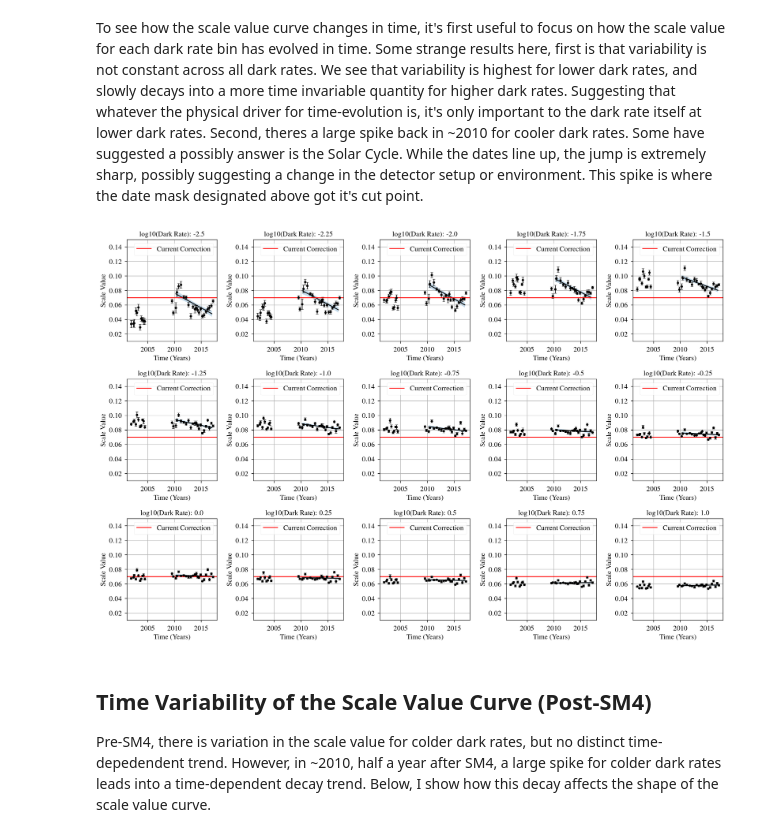
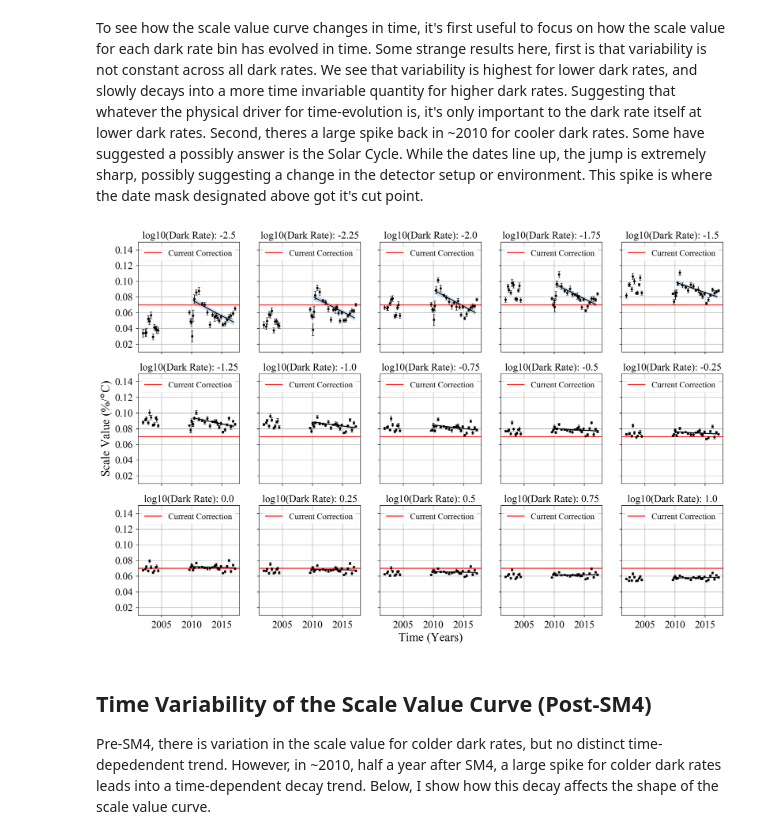
Before and after one commit to dougbrn/STIS-TV, a Jupyter notebook: darkrate_results.ipynb, the cells around one changed output. Drawn from its saved outputs; the diff is of its cells as text; code cells hidden in the pictures.

Commit message:
adjusted subplot axes

```diff
--- a/darkrate_results.ipynb
+++ b/darkrate_results.ipynb
@@ -10,7 +10,7 @@ import matplotlib as mpl
 from scipy import interpolate
 
 plt.style.use('seaborn-paper')
-mpl.rcParams.update({'font.size': 14})
+mpl.rcParams.update({'font.size': 16})
 font_size = 12
 plt.rcParams["font.family"] = "Times New Roman"
 # %% [markdown]
@@ -23,7 +23,7 @@ This notebook details some initial results of looking into how the STIS dark rat
 #Code(unfortunately) relies on naming scheme of these files to pull date metadata
 # --- Convention is YYYY_mm(start)_YYYY_mm(end), usually a 3 month difference involving 2-4 anneal periods
 
-imdir = "results_redel/"
+imdir = "results_v3/"
 lograte_regions = np.linspace(-2.5,1,15)
 region_rates = [np.array([]) for _ in range(len(lograte_regions))]
 region_errs = [np.array([]) for _ in range(len(lograte_regions))]
@@ -51,7 +51,7 @@ for file in glob.glob(imdir+"*"):
         region_errs[idx] = np.append(region_errs[idx],row[3])
 # %%
 #Read in csv file containing the median dark rate corresponding to date range
-time_vs_rate = pd.read_csv("med_rates_redel.csv",header=None)
+time_vs_rate = pd.read_csv("med_rates.csv",header=None)
 dt_vs_rate =[]
 for idx, row in enumerate(time_vs_rate.itertuples()):
 
@@ -79,7 +79,7 @@ To see how the scale value curve changes in time, it's first useful to focus on
 # %%
 # Plot Time Variability of Dark Rate Temperature Scale Value
 
-fig = plt.figure(figsize=(15,10))
+fig, axes = plt.subplots(nrows=3, ncols=5, figsize=(15,10), sharey=True, sharex=True)
 fig.dpi = 200
 #mpl.rc('font',**{'family':'serif','serif':['Times']})
 #mpl.rc('text', usetex=True)
@@ -89,8 +89,8 @@ postSM4_slopes= []
 postSM4_unc = []
 
 # Generate a plot for each dark rate bin
-for idx,region in enumerate(lograte_regions):
-
+for idx, zipped in enumerate(zip(lograte_regions,axes.flatten())):
+    region, ax = zipped
     #Apply a Fit to post-Servicing Mission 4 (SM4) data
     n=1 # Linear Fit
     postSM4_fit,C_p = np.polyfit(np.array(dt_stamps)[~dt_mask],region_rates[idx][~dt_mask],n,cov=True)
@@ -100,41 +100,48 @@ for idx,region in enumerate(lograte_regions):
     linfit = p(fitspace)
 
 
     # Do the interpolation for plotting:
     # Matrix with rows 1, t, t**2, ...:
     TT = np.vstack([fitspace**(n-i) for i in range(n+1)]).T
     yi = np.dot(TT, p)  # matrix multiplication calculates the polynomial values
     C_yi = np.dot(TT, np.dot(C_p, TT.T)) # C_y = TT*C_z*TT.T
     sig_yi = np.sqrt(np.diag(C_yi))  # Standard deviations are sqrt of diagonal
 
 
     postSM4_slopes.append(postSM4_fit[0])
     postSM4_unc.append(np.sqrt(C_p[0][0]))
     #pointlinewid = (preSM4_err * (20/0.1)) * 0.8
-    ax = fig.add_subplot(3,5,idx+1)
+    #ax = fig.add_subplot(3,5,idx+1)
     ax.set_title("log10(Dark Rate): "+str(region))
     ax.set_ylim(0.01,0.15)
     #preSM4_w = (preSM4_err * (20/0.14)) * 0.8
     #postSM4_w = (postSM4_err * (20/0.14)) * 0.8
     ax.errorbar(dt_stamps,region_rates[idx],yerr=region_errs[idx],fmt='o',color='k', capthick = 0.5, capsize = 2,
                 elinewidth = 1, markersize=4)
     ax.plot(fitspace,linfit,'k')
     ax.fill_between(fitspace, yi+sig_yi, yi-sig_yi, alpha=.25)
     ax.axhline(0.07,color='r',label='Current Correction')
-
-    ax.set_ylabel(r"Scale Value")
-    ax.set_xlabel("Time (Years)")
-    ax.legend(fontsize=font_size)
+    ax.set_xticks([2005,2010,2015])
+    if region == -1.25:
+        ax.set_ylabel(r"Scale Value (%/$\degree$C)")
+    if region == 0.5:
+        ax.set_xlabel("Time (Years)")
+    ax.legend(fontsize=font_size+2)
     ax.grid(True)
     for item in ([ax.title, ax.xaxis.label, ax.yaxis.label] +
              ax.get_xticklabels() + ax.get_yticklabels()):
-        item.set_fontsize(font_size)
+        item.set_fontsize(font_size+5)
+    for item in [ax.xaxis.label, ax.yaxis.label]:
+        item.set_fontsize(font_size+8)
 
 
+#fig.text(0.5, 0.02, "Time (Years)", ha='center', fontsize = 20)
+#fig.text(0.02, 0.5, r"Scale Value (%/$\degree$C)", va='center', rotation='vertical', fontsize= 20)
 plt.tight_layout()
-plt.savefig("bin_sv_evo_paper.png")
+#plt.subplots_adjust(left=0.05, bottom=0.05, right=None, top=None, wspace=None, hspace=None)
+plt.savefig("Plots/bin_sv_evo_paper.png")
 # %% [output]
-[figure, old version]
+[figure, new version]
 # %% [markdown]
 ## Time Variability of the Scale Value Curve (Post-SM4)
 
```
Also changed, not shown: parts of 2 cells of this notebook.
